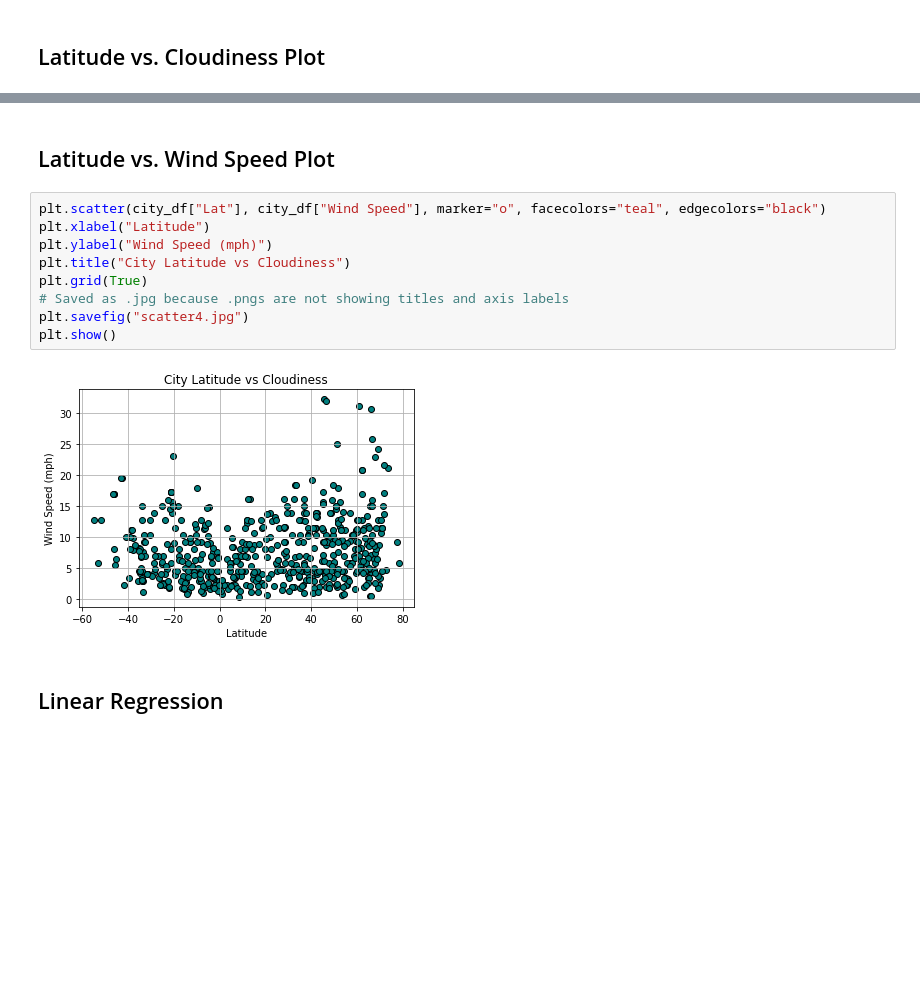
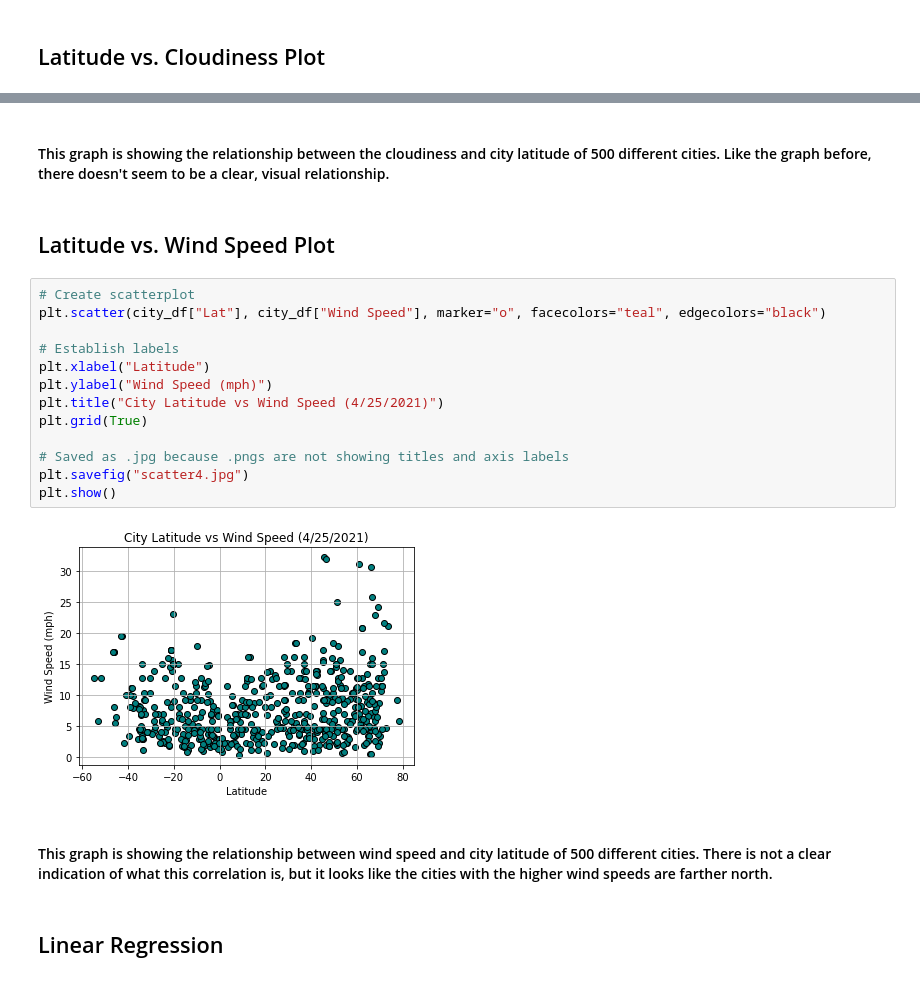
Before and after one commit to ashparra97/python-api-challenge, a Jupyter notebook: WeatherPy/WeatherPy.ipynb, the cells around one changed output, grey strips where cells are left out. Saved outputs shown, nothing was run; the diff lists cells and outputs as text; blank space fills up the shorter version.

```diff
--- a/WeatherPy/WeatherPy.ipynb
+++ b/WeatherPy/WeatherPy.ipynb
@@ -236,16 +249,24 @@ plt.show()
+# %% [markdown]
+#### This graph is showing the relationship between the cloudiness and city latitude of 500 different cities. Like the graph before, there doesn't seem to be a clear, visual relationship.
 # %% [markdown]
 ## Latitude vs. Wind Speed Plot
 # %%
+# Create scatterplot
 plt.scatter(city_df["Lat"], city_df["Wind Speed"], marker="o", facecolors="teal", edgecolors="black")
+
+# Establish labels
 plt.xlabel("Latitude")
 plt.ylabel("Wind Speed (mph)")
-plt.title("City Latitude vs Cloudiness")
+plt.title("City Latitude vs Wind Speed (4/25/2021)")
 plt.grid(True)
+
 # Saved as .jpg because .pngs are not showing titles and axis labels
 plt.savefig("scatter4.jpg")
 plt.show()
 # %% [output]
-[figure, old version]
+[figure, new version]
+# %% [markdown]
+#### This graph is showing the relationship between wind speed and city latitude of 500 different cities. There is not a clear indication of what this correlation is, but it looks like the cities with the higher wind speeds are farther north.
 # %% [markdown]
 ## Linear Regression
 # %% [markdown]
```
Also changed, not shown: parts of 22 cells of this notebook.
